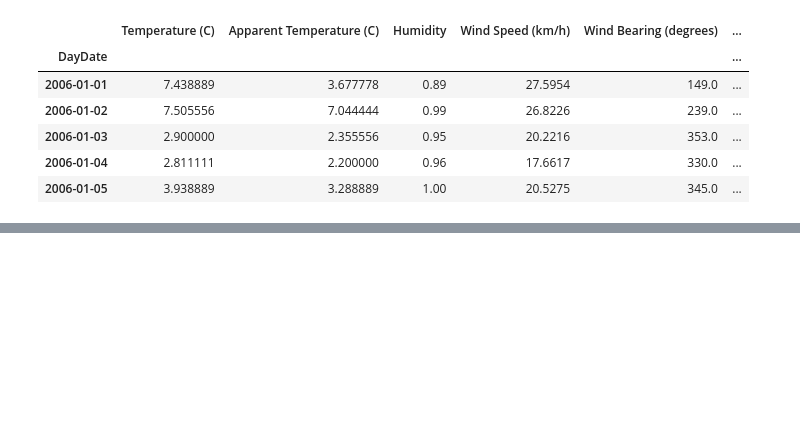
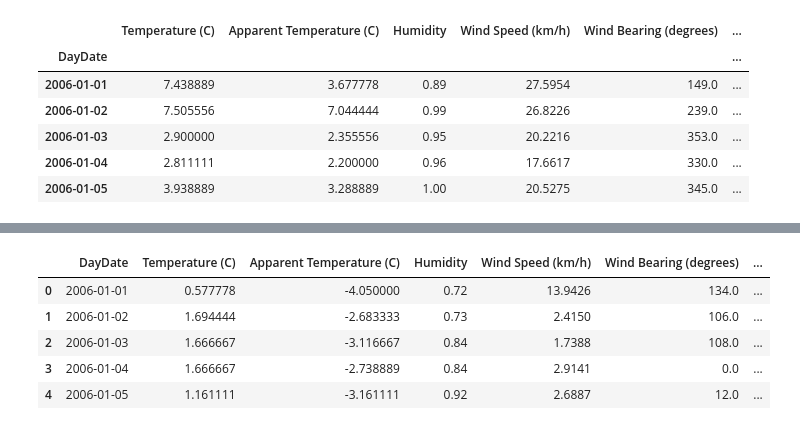
Before and after one commit to GrabarzVIII/small_fast_analisys, a Jupyter notebook: Weather Dataset/weathe_analisys.ipynb, the cells around one changed output, grey strips where cells are left out. Drawn from its saved outputs; the diff is of its cells as text; code cells hidden in the pictures; blank space fills up the shorter version.

```diff
--- a/Weather Dataset/weathe_analisys.ipynb
+++ b/Weather Dataset/weathe_analisys.ipynb
@@ -93,0 +128,11 @@ df_max_day.head()
+# %%
+df_min_day.reset_index(inplace=True)
+df_min_day['DayDate'] = pd.to_datetime(df_min_day['DayDate'])
+df_min_day.head()
+# %% [output]
+|  | DayDate | Temperature (C) | Apparent Temperature (C) | Humidity | Wind Speed (km/h) | Wind Bearing (degrees) | ... |
+| 0 | 2006-01-01 | 0.577778 | -4.050000 | 0.72 | 13.9426 | 134.0 | ... |
+| 1 | 2006-01-02 | 1.694444 | -2.683333 | 0.73 | 2.4150 | 106.0 | ... |
+| 2 | 2006-01-03 | 1.666667 | -3.116667 | 0.84 | 1.7388 | 108.0 | ... |
+| 3 | 2006-01-04 | 1.666667 | -2.738889 | 0.84 | 2.9141 | 0.0 | ... |
+| 4 | 2006-01-05 | 1.161111 | -3.161111 | 0.92 | 2.6887 | 12.0 | ... |
```
Also changed, not shown: parts of 9 cells of this notebook.
